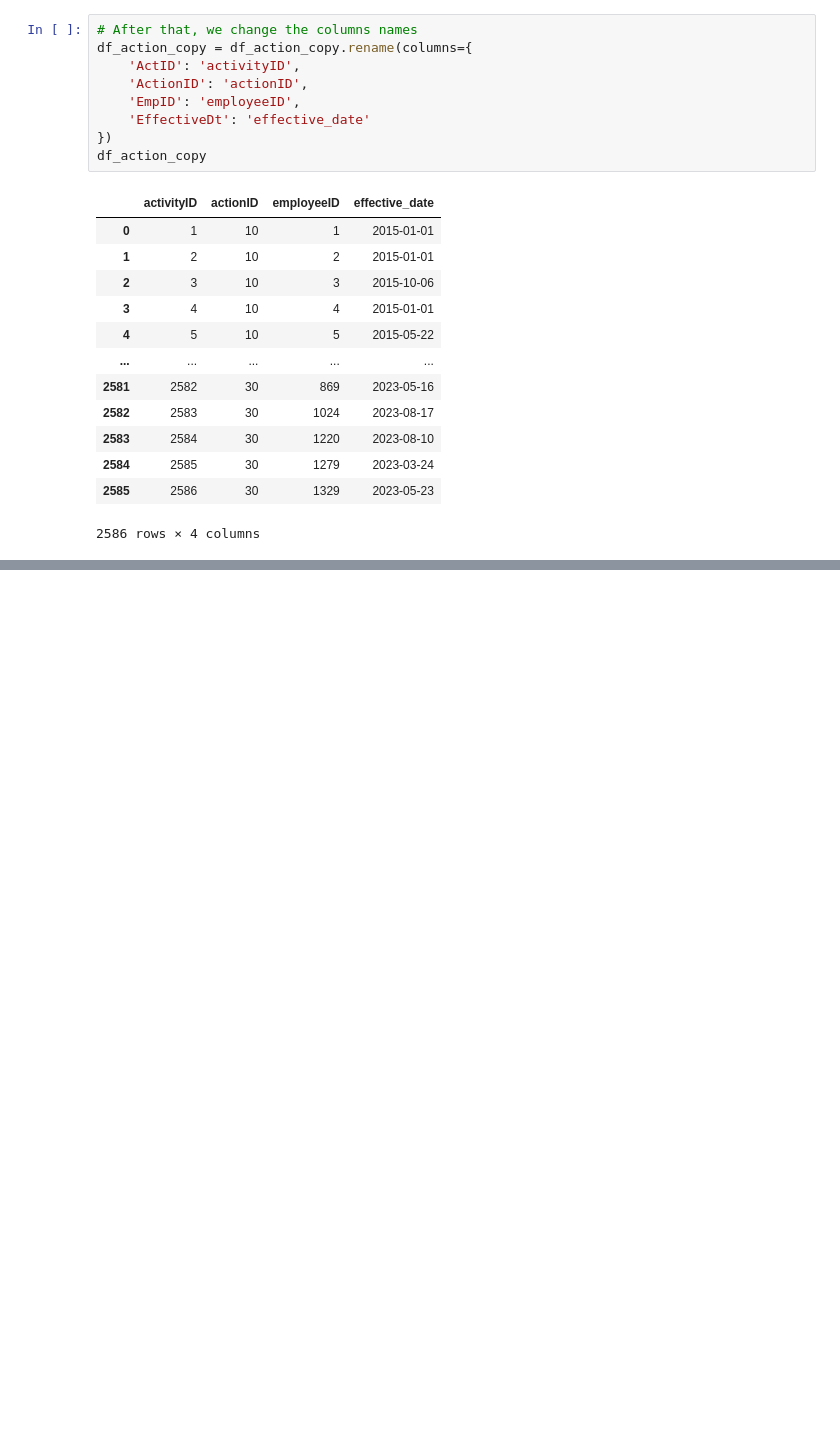
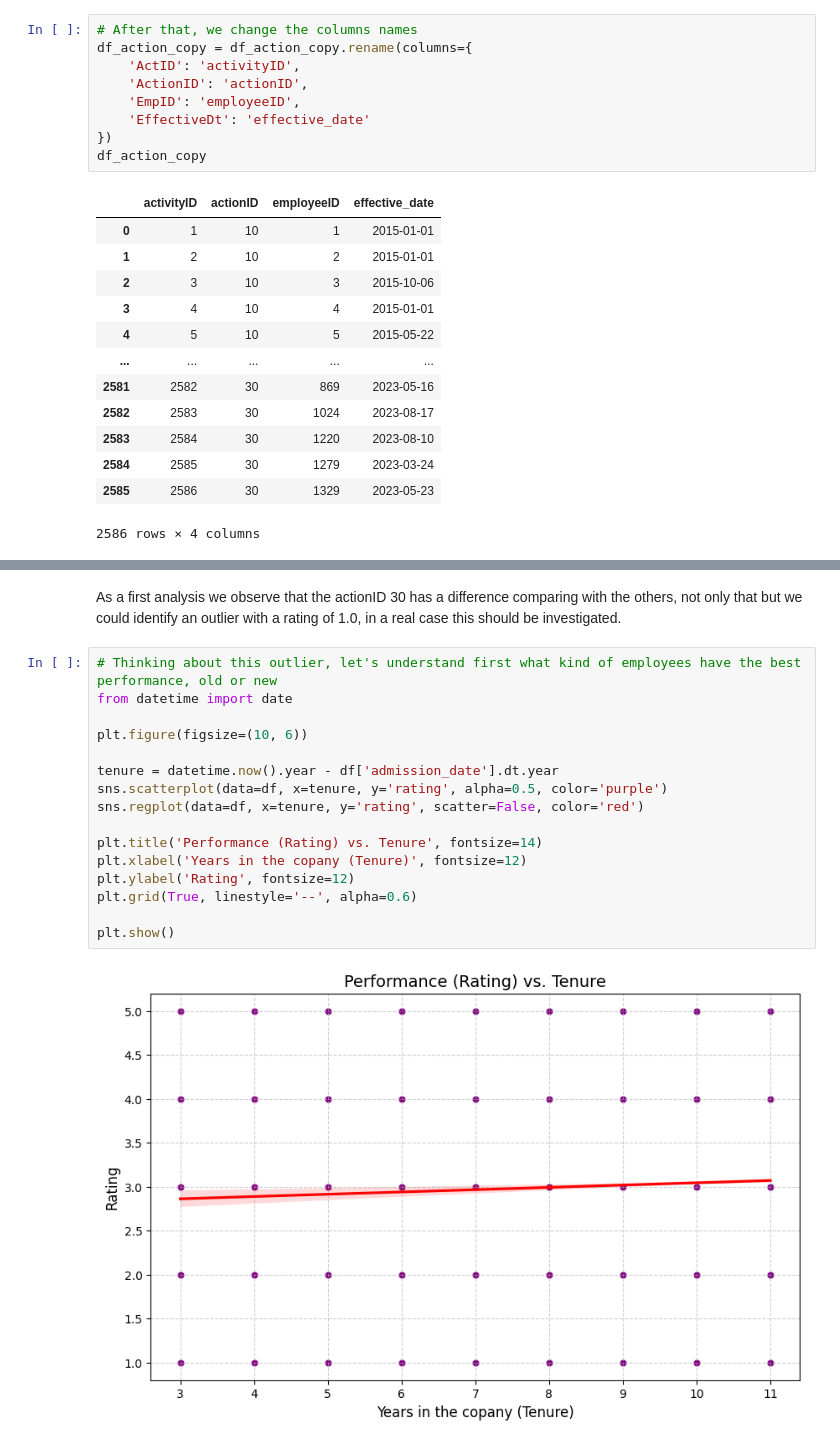
Before and after one commit to pedro-cella/Codebasics_Data_Science, a Jupyter notebook: Projects/hr_eda/Human_Resources_EDA.ipynb, the cells around one changed output, grey strips where cells are left out. Saved outputs shown, nothing was run; the diff lists cells and outputs as text; blank space fills up the shorter version.

```diff
--- a/Projects/hr_eda/Human_Resources_EDA.ipynb
+++ b/Projects/hr_eda/Human_Resources_EDA.ipynb
@@ -463,0 +607,20 @@ Name: actionID, dtype: int64
+# %% [markdown]
+As a first analysis we observe that the actionID 30 has a difference comparing with the others, not only that but we could identify an outlier with a rating of 1.0, in a real case this should be investigated.
+# %%
+# Thinking about this outlier, let's understand first what kind of employees have the best performance, old or new
+from datetime import date
+
+plt.figure(figsize=(10, 6))
+
+tenure = datetime.now().year - df['admission_date'].dt.year
+sns.scatterplot(data=df, x=tenure, y='rating', alpha=0.5, color='purple')
+sns.regplot(data=df, x=tenure, y='rating', scatter=False, color='red')
+
+plt.title('Performance (Rating) vs. Tenure', fontsize=14)
+plt.xlabel('Years in the copany (Tenure)', fontsize=12)
+plt.ylabel('Rating', fontsize=12)
+plt.grid(True, linestyle='--', alpha=0.6)
+
+plt.show()
+# %% [output]
+[figure, added]
```
Also changed, not shown: parts of 22 cells of this notebook.
